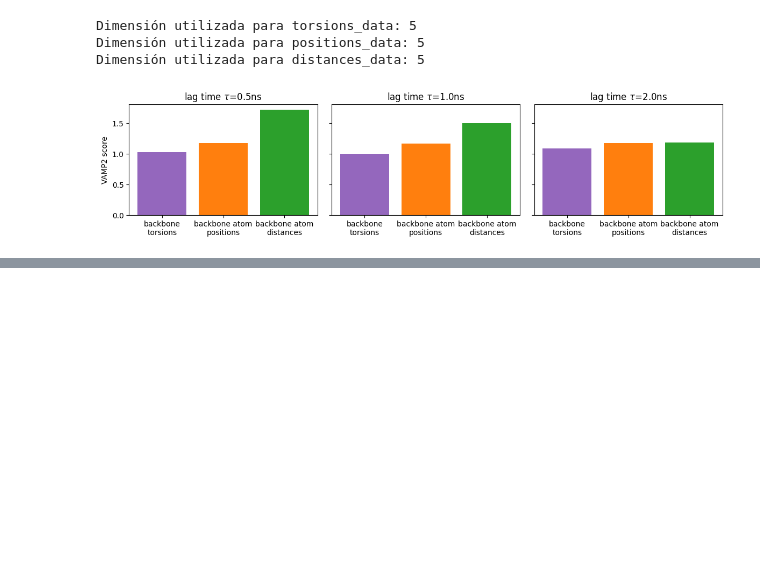
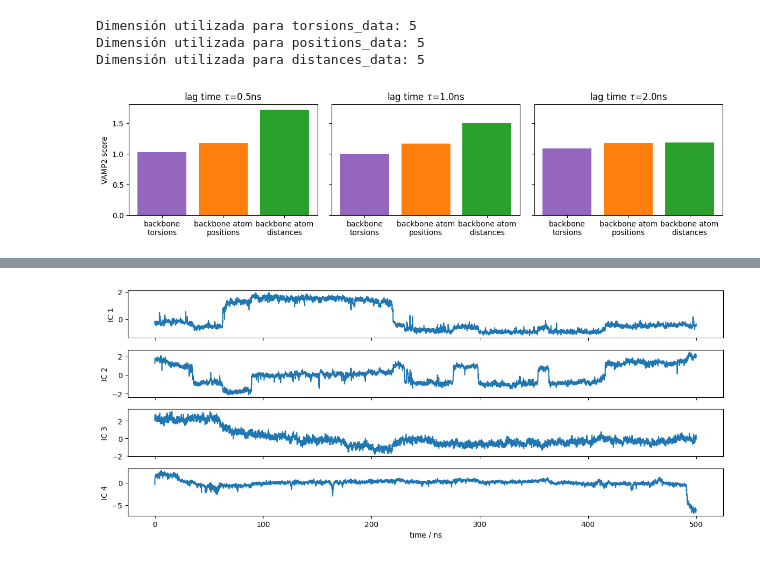
Before and after one commit to Biocomputing-Teaching/David-pyEMMA-tutorial, a Jupyter notebook: Nayanika trajectory.ipynb, the cells around one changed output, grey strips where cells are left out. Cells and saved outputs as stored; diff of their text form; code cells hidden in the pictures; blank space fills up the shorter version.

```diff
--- a/Nayanika trajectory.ipynb
+++ b/Nayanika trajectory.ipynb
@@ -125,0 +155,10 @@ fig.tight_layout()
+# %%
+fig, axes = plt.subplots(4, 1, figsize=(12, 5), sharex=True)
+x = 0.1 * np.arange(tica_output[0].shape[0])
+for i, (ax, tic) in enumerate(zip(axes.flat, tica_output[0].T)):
+    ax.plot(x, tic)
+    ax.set_ylabel('IC {}'.format(i + 1))
+axes[-1].set_xlabel('time / ns')
+fig.tight_layout()
+# %% [output]
+[figure, added]
```
Also changed, not shown: parts of 20 cells of this notebook.
